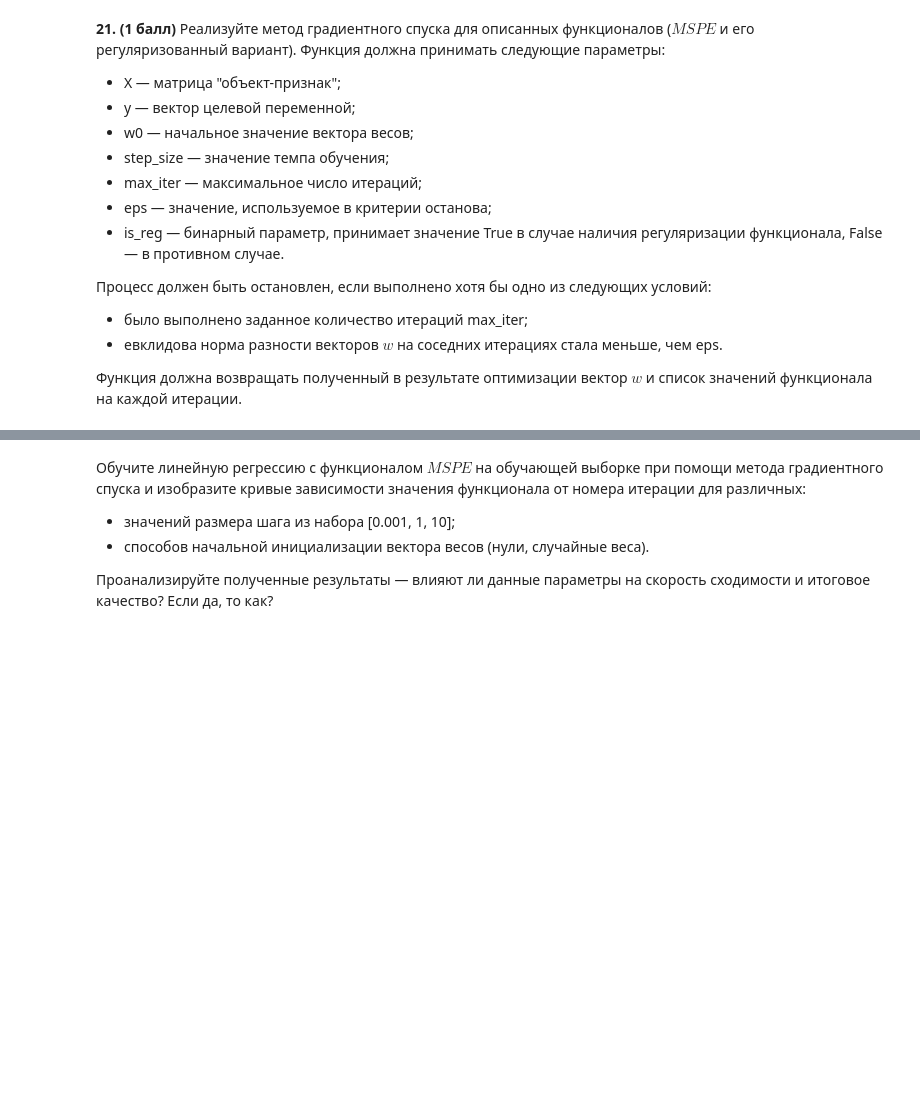
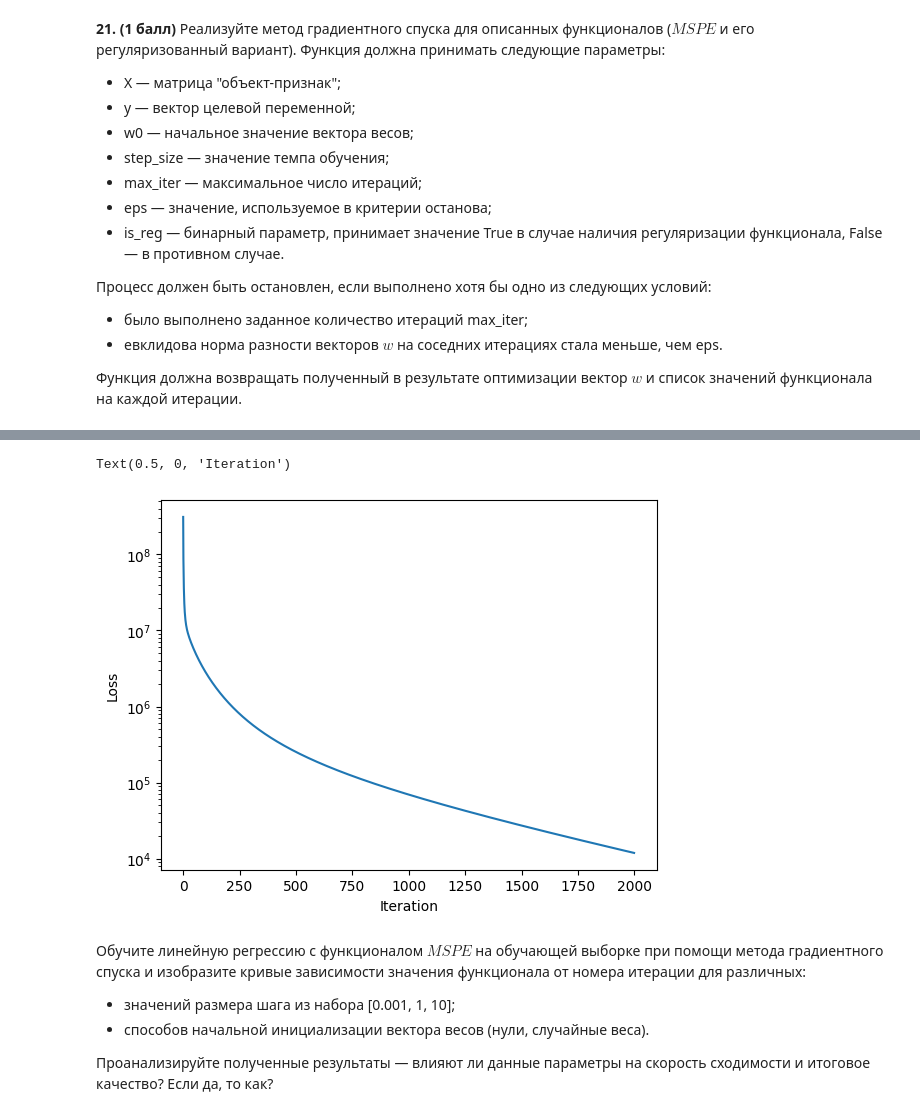
Before and after one commit to Uralbeckins/ML-Sokolov-Course, a Jupyter notebook: homework-practice-01-linregr.ipynb, the cells around one changed output, grey strips where cells are left out. Drawn from its saved outputs; the diff is of its cells as text; code cells hidden in the pictures; blank space fills up the shorter version.

Commit message:
Gradient Descent complete!

```diff
--- a/homework-practice-01-linregr.ipynb
+++ b/homework-practice-01-linregr.ipynb
@@ -723,6 +724,7 @@ def get_func(w, X, y):
 # %%
 # возвращает градиент функционала MSPE для выборки (X, y) и вектора весов w
 def get_grad(w, X, y):
+    return 2 * np.mean((make_pred(X, w) - y) * X / (y ** 2 + bias), axis=0)
 # %%
 # возвращает значение регуляризованного функционала MSPE для выборки (X, y) и вектора весов w
 def get_reg_func(w, X, y):
@@ -746,6 +749,3 @@ def get_reg_grad(w, X, y):
  - евклидова норма разности векторов $w$ на соседних итерациях стала меньше, чем eps.
 
 Функция должна возвращать полученный в результате оптимизации вектор $w$ и список значений функционала на каждой итерации.
-# %%
-def grad_descent(X, y, step_size, max_iter, eps, is_reg):
-    # Your code here
@@ -751,0 +760,28 @@ def grad_descent(X, y, step_size, max_iter, eps, is_reg):
+# %%
+def grad_descent(X, y, step_size, max_iter, eps, is_reg=False):
+
+    X = np.array(X)
+    y = np.array(y).reshape(-1, 1)  # Преобразуем в столбец
+
+    a, b = X.shape
+    w = np.random.normal(loc=0, scale=1, size=(b, 1))
+    loss_list = []
+    delta_w = 10
+    i = 0
+
+    while np.linalg.norm(delta_w) ** 2 >= eps and i < max_iter:
+        w_0 = w.copy()
+        global grad
+        loss_list.append(get_func(w, X, y))
+        grad = get_grad(w, X, y)
+        grad = grad.astype('float64').reshape(-1, 1)
+
+        w -= step_size * grad
+        delta_w = w_0 - w
+        i += 1
+
+        print(f' i = {i} \n MPSE = {loss_list[-1]} \n delta_w norm = {np.linalg.norm(delta_w) ** 2}')
+
+    return w, loss_list
+# %%
+w, loss_list = grad_descent(X_train_1000, y_train_1000, step_size=10,  max_iter=2000, eps=1e-7)
@@ -752,3 +807,11 @@ def grad_descent(X, y, step_size, max_iter, eps, is_reg):
+# %%
+plt.plot(loss_list)
+plt.yscale('log')
+plt.ylabel('Loss')
+plt.xlabel('Iteration')
+# %% [output]
+Text(0.5, 0, 'Iteration')
+[figure, added]
 # %% [markdown]
 Обучите линейную регрессию с функционалом $MSPE$ на обучающей выборке при помощи метода градиентного спуска и изобразите кривые зависимости значения функционала от номера итерации для различных:
  * значений размера шага из набора [0.001, 1, 10];
```
Also changed, not shown: parts of 13 cells of this notebook.
